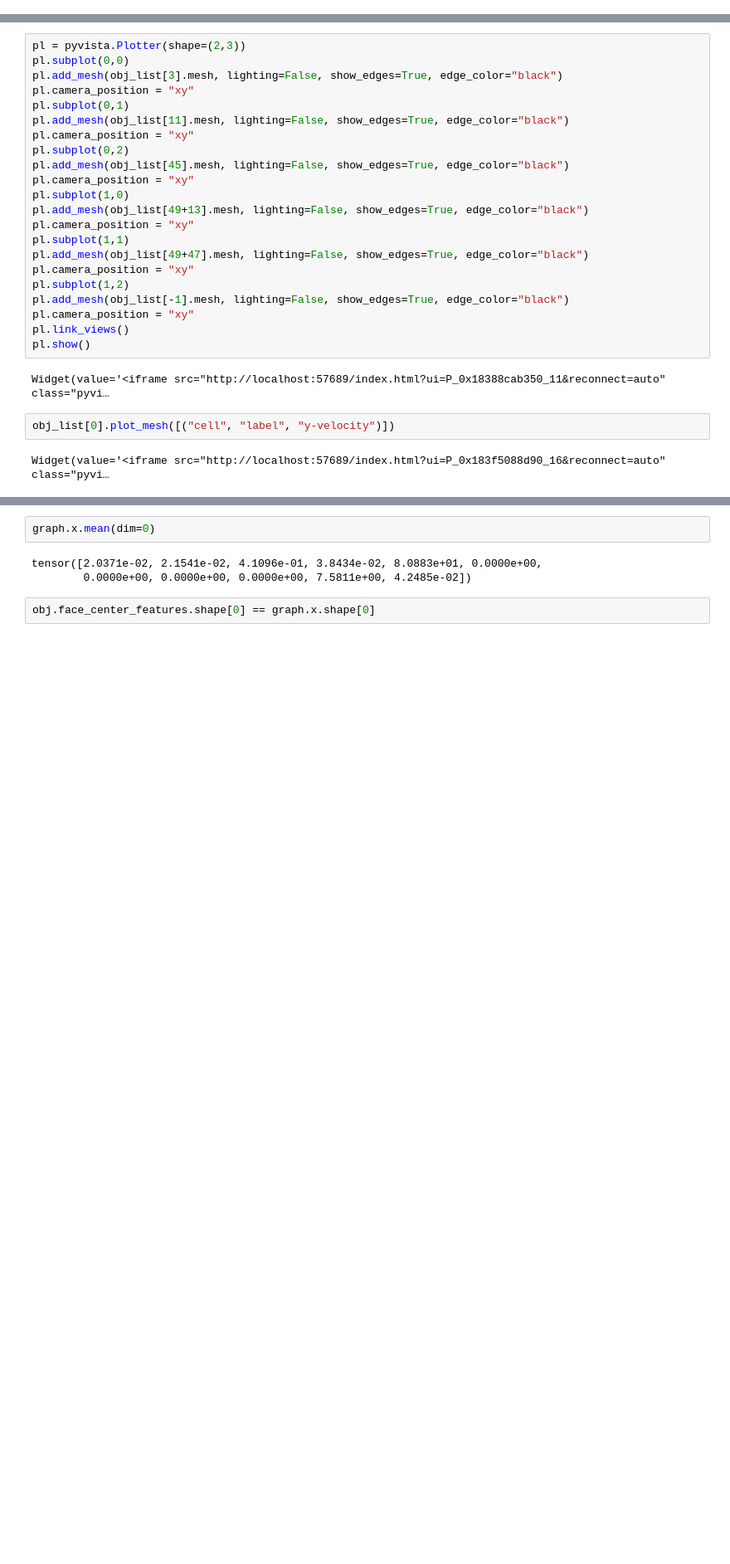
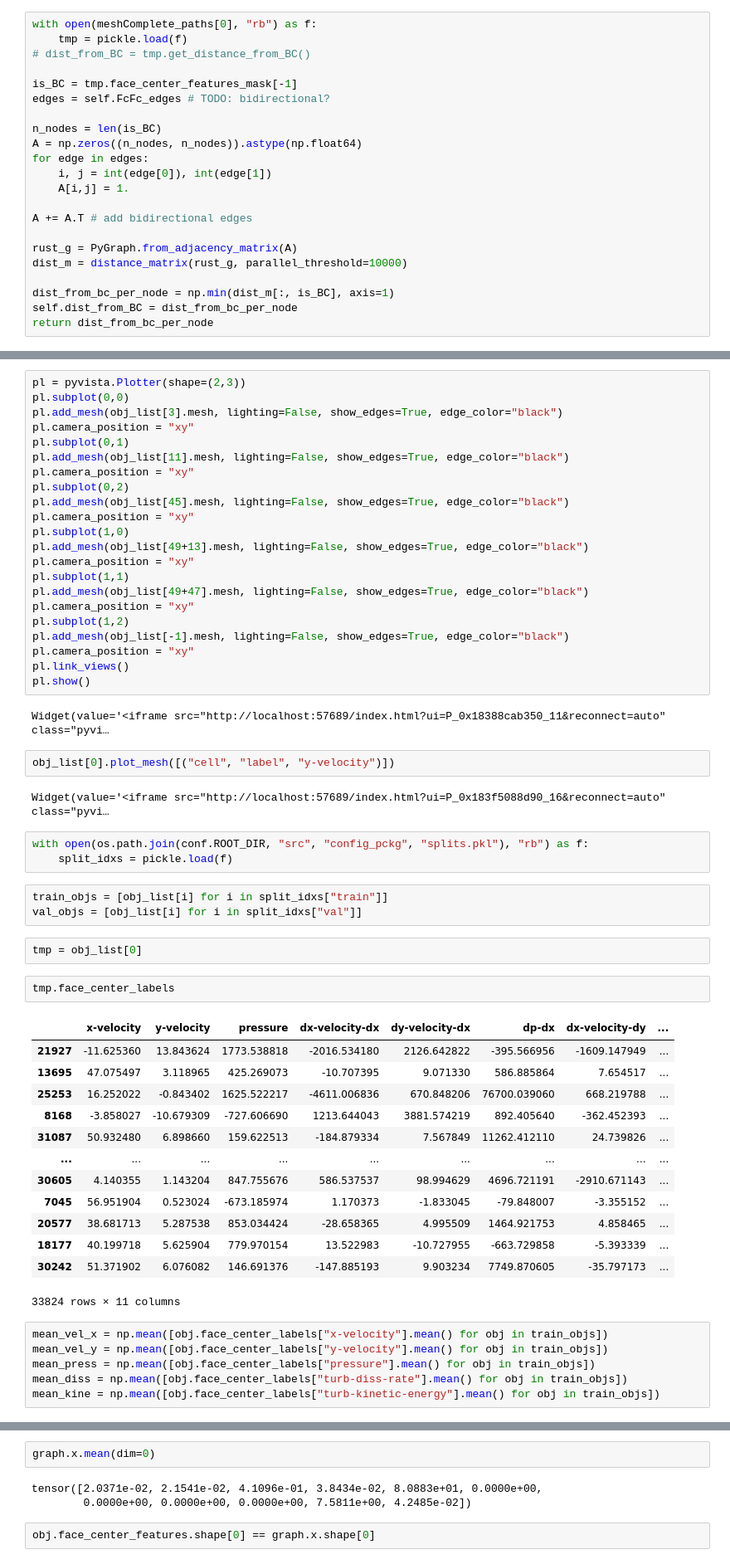
Before and after one commit to MarcelloCeresini/Thesis, a Jupyter notebook: src/analysis/meshComplete_analysis.ipynb, the cells around one changed output, grey strips where cells are left out. Shown at 83% size. Cells and saved outputs as stored; diff of their text form; blank space fills up the shorter version.

```diff
--- a/src/analysis/meshComplete_analysis.ipynb
+++ b/src/analysis/meshComplete_analysis.ipynb
@@ -52,3 +52,25 @@ os.getcwd()
 meshComplete_paths[0]
 # %% [output]
 'K:CFD-WT\\ML_AI\\2D_V01_database\\MeshCompleteObjsWithLabels_at300\\2dtc_001R001_001_s01.pkl'
+# %%
+with open(meshComplete_paths[0], "rb") as f:
+    tmp = pickle.load(f)
+# dist_from_BC = tmp.get_distance_from_BC()
+
+is_BC = tmp.face_center_features_mask[-1]
+edges = self.FcFc_edges # TODO: bidirectional?
+
+n_nodes = len(is_BC)
+A = np.zeros((n_nodes, n_nodes)).astype(np.float64)
+for edge in edges:
+    i, j = int(edge[0]), int(edge[1])
+    A[i,j] = 1.
+
+A += A.T # add bidirectional edges
+
+rust_g = PyGraph.from_adjacency_matrix(A)
+dist_m = distance_matrix(rust_g, parallel_threshold=10000)
+
+dist_from_bc_per_node = np.min(dist_m[:, is_BC], axis=1)
+self.dist_from_BC = dist_from_bc_per_node
+return dist_from_bc_per_node
@@ -93,3 +117,33 @@ Widget(value='<iframe src="http://localhost:57689/index.html?ui=P_0x18388cab350_
 obj_list[0].plot_mesh([("cell", "label", "y-velocity")])
 # %% [output]
 Widget(value='<iframe src="http://localhost:57689/index.html?ui=P_0x183f5088d90_16&reconnect=auto" class="pyvi…
+# %%
+with open(os.path.join(conf.ROOT_DIR, "src", "config_pckg", "splits.pkl"), "rb") as f:
+    split_idxs = pickle.load(f)
+# %%
+train_objs = [obj_list[i] for i in split_idxs["train"]]
+val_objs = [obj_list[i] for i in split_idxs["val"]]
+# %%
+tmp = obj_list[0]
+# %%
+tmp.face_center_labels
+# %% [output]
+|  | x-velocity | y-velocity | pressure | dx-velocity-dx | dy-velocity-dx | dp-dx | dx-velocity-dy | ... |
+| 21927 | -11.625360 | 13.843624 | 1773.538818 | -2016.534180 | 2126.642822 | -395.566956 | -1609.147949 | ... |
+| 13695 | 47.075497 | 3.118965 | 425.269073 | -10.707395 | 9.071330 | 586.885864 | 7.654517 | ... |
+| 25253 | 16.252022 | -0.843402 | 1625.522217 | -4611.006836 | 670.848206 | 76700.039060 | 668.219788 | ... |
+| 8168 | -3.858027 | -10.679309 | -727.606690 | 1213.644043 | 3881.574219 | 892.405640 | -362.452393 | ... |
+| 31087 | 50.932480 | 6.898660 | 159.622513 | -184.879334 | 7.567849 | 11262.412110 | 24.739826 | ... |
+| ... | ... | ... | ... | ... | ... | ... | ... | ... |
+| 30605 | 4.140355 | 1.143204 | 847.755676 | 586.537537 | 98.994629 | 4696.721191 | -2910.671143 | ... |
+| 7045 | 56.951904 | 0.523024 | -673.185974 | 1.170373 | -1.833045 | -79.848007 | -3.355152 | ... |
+| 20577 | 38.681713 | 5.287538 | 853.034424 | -28.658365 | 4.995509 | 1464.921753 | 4.858465 | ... |
+| 18177 | 40.199718 | 5.625904 | 779.970154 | 13.522983 | -10.727955 | -663.729858 | -5.393339 | ... |
+| 30242 | 51.371902 | 6.076082 | 146.691376 | -147.885193 | 9.903234 | 7749.870605 | -35.797173 | ... |
+33824 rows × 11 columns
+# %%
+mean_vel_x = np.mean([obj.face_center_labels["x-velocity"].mean() for obj in train_objs])
+mean_vel_y = np.mean([obj.face_center_labels["y-velocity"].mean() for obj in train_objs])
+mean_press = np.mean([obj.face_center_labels["pressure"].mean() for obj in train_objs])
+mean_diss = np.mean([obj.face_center_labels["turb-diss-rate"].mean() for obj in train_objs])
+mean_kine = np.mean([obj.face_center_labels["turb-kinetic-energy"].mean() for obj in train_objs])
```
Also changed, not shown: parts of 4 cells of this notebook, 2 other files.
